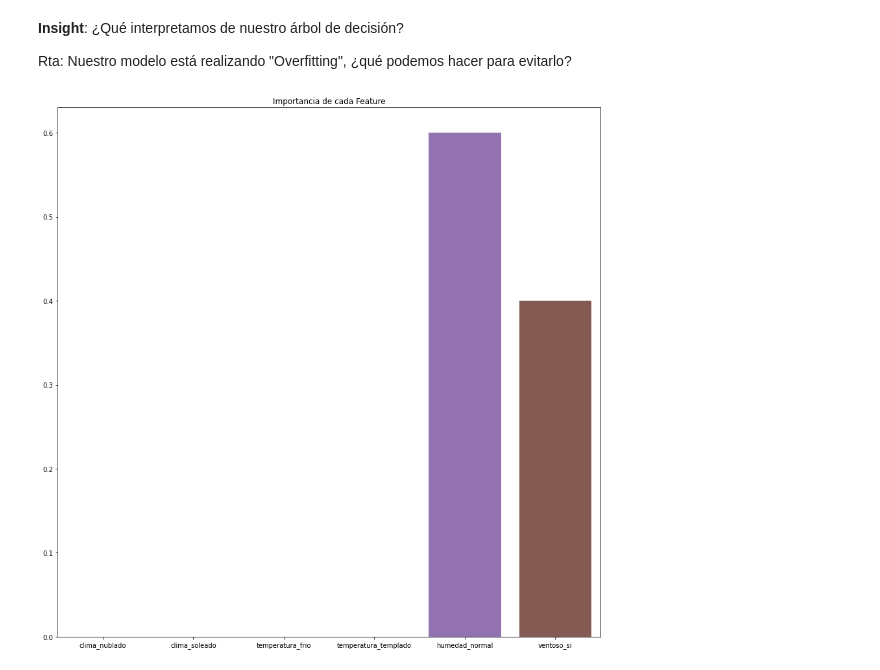
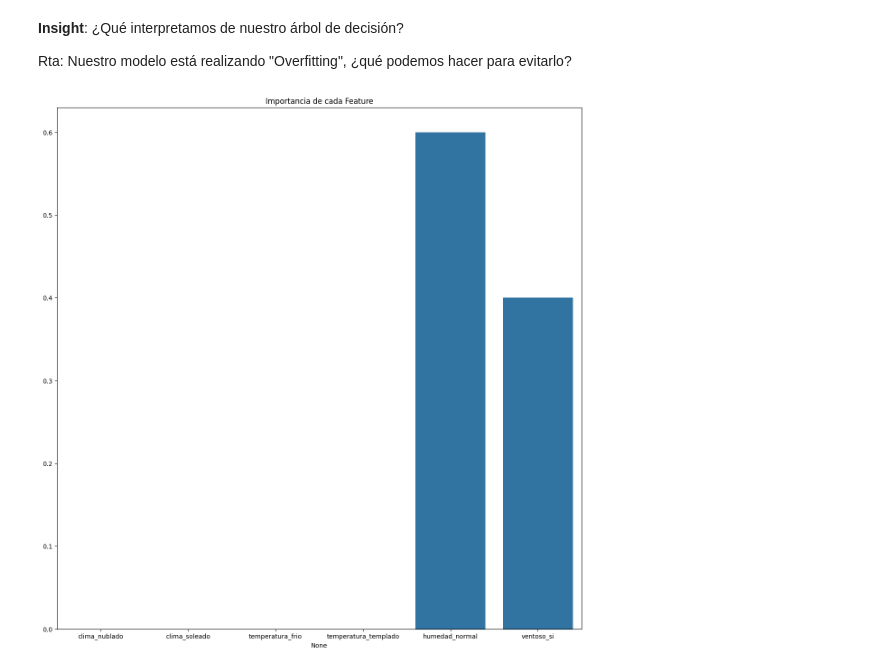
Before and after one commit to PaolaDaft/ML_Morelos_Notebooks2024, a Jupyter notebook: Clase4/Arboles_de_Decision_(Ejemplo_3).ipynb, the cells around one changed output. Cells and saved outputs as stored; diff of their text form; code cells hidden in the pictures.

Commit message:
Completando el código del chart

```diff
--- a/Clase4/Arboles_de_Decision_(Ejemplo_3).ipynb
+++ b/Clase4/Arboles_de_Decision_(Ejemplo_3).ipynb
@@ -122,14 +119,14 @@ Rta: Nuestro modelo está realizando "Overfitting", ¿qué podemos hacer para ev
 # %%
 #Importancia de las variables
 
 import matplotlib.pyplot as plt
 import seaborn as sns
 
 plt.figure(figsize=(15,15))
 importances = tree.feature_importances_
 columns = X.columns
-sns.barplot(columns, importances)
+sns.barplot(x=columns, y=importances)
 plt.title('Importancia de cada Feature')
 plt.show()
 # %% [output]
-[figure, old version]
+[figure, new version]
```
Also changed, not shown: parts of 2 cells of this notebook.
